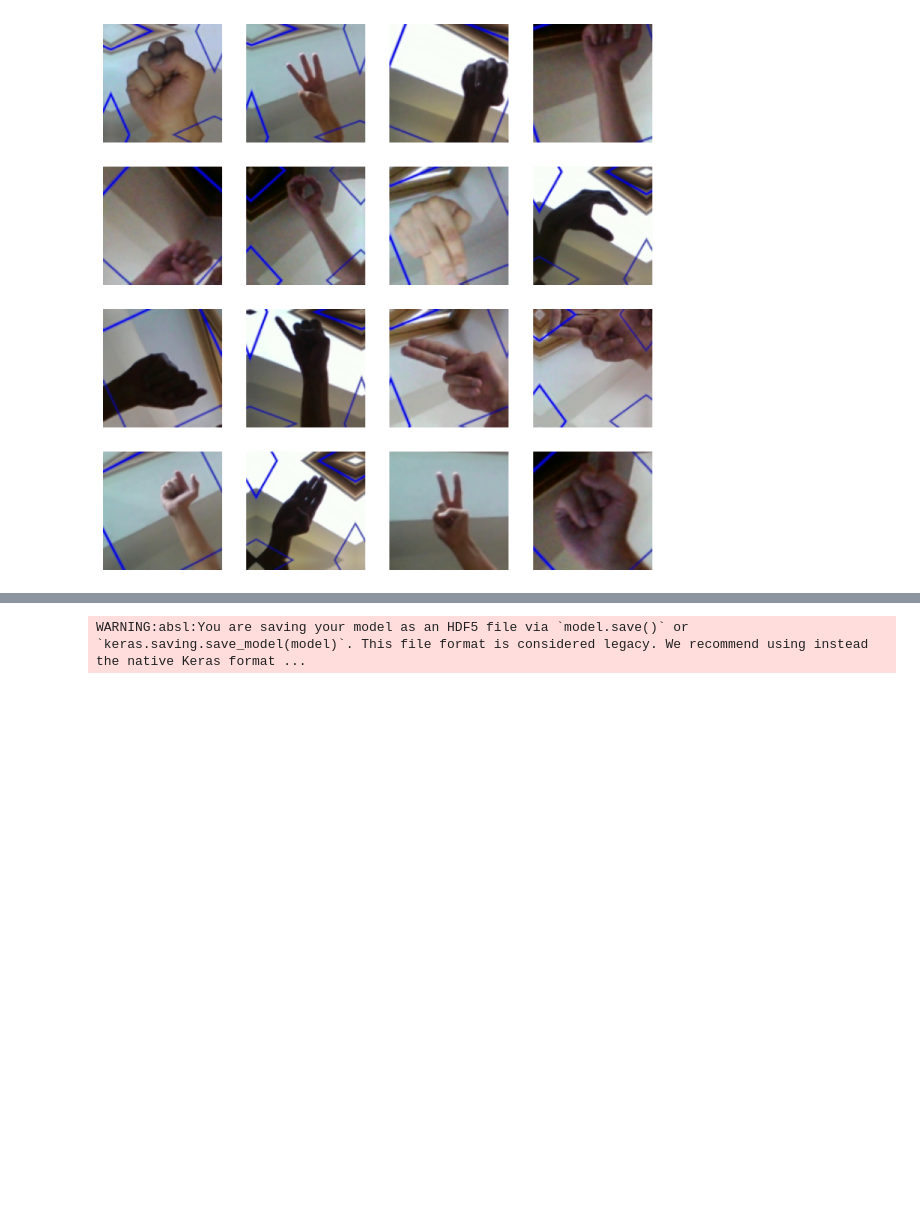
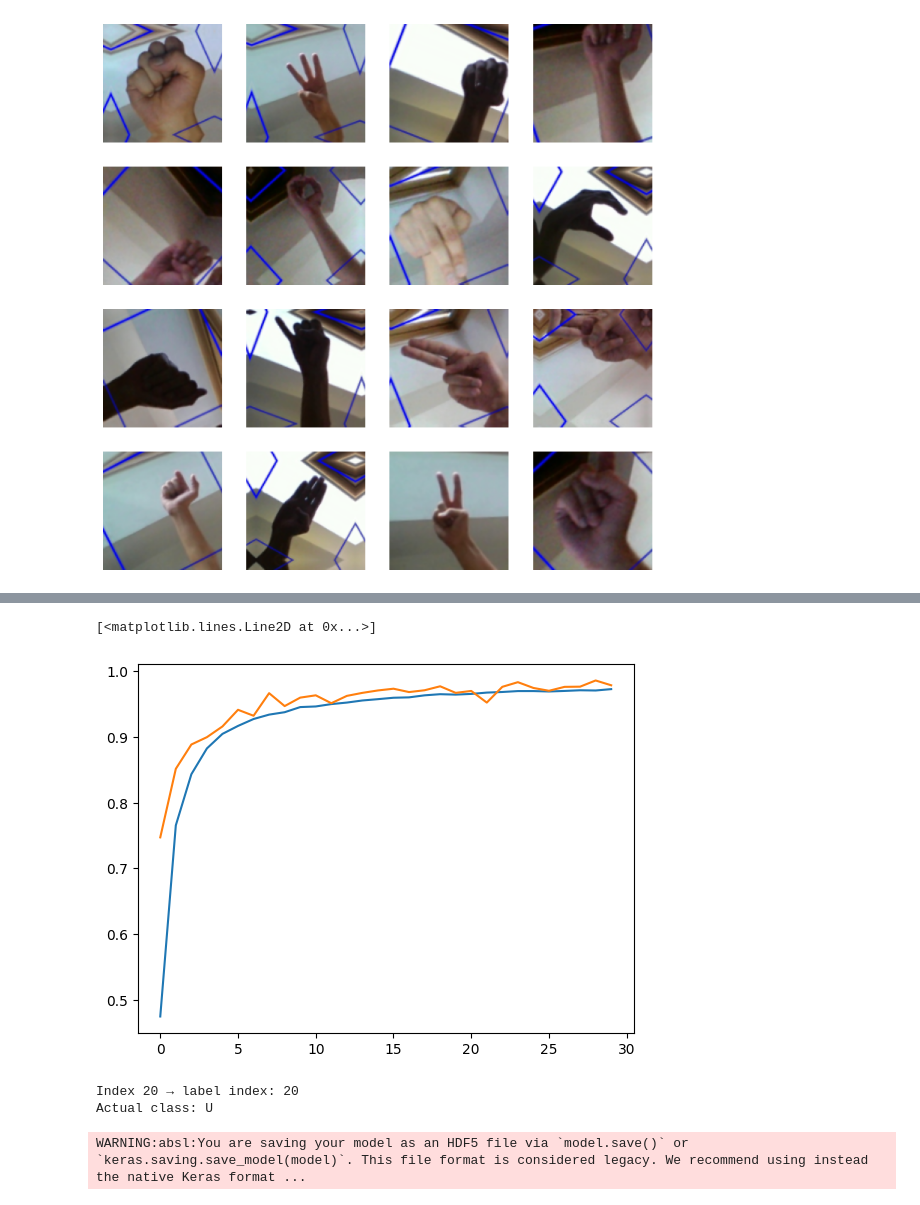
Before and after one commit to zeyad-mohvme-d/-Sign-Language-Fingerspelling-Assistant-ASL-Alphabet-, a Jupyter notebook: Notebook/ASL_Project.ipynb, the cells around one changed output, grey strips where cells are left out. Cells and saved outputs as stored; diff of their text form; code cells hidden in the pictures; blank space fills up the shorter version.

```diff
--- a/Notebook/ASL_Project.ipynb
+++ b/Notebook/ASL_Project.ipynb
@@ -23,22 +23,22 @@ path = "/kaggle/input/asl-alphabet"
 
 train_data = tf.keras.preprocessing.image_dataset_from_directory(
     os.path.join(path, "asl_alphabet_train/asl_alphabet_train"),
-    validation_split = 0.1,
+    validation_split = 0.2,
     subset = "training",
     seed = 123,
     shuffle = True,
-    image_size = (224, 224),
+    image_size = (128, 128),
     batch_size = 32
 )
 
 
 val_data = tf.keras.preprocessing.image_dataset_from_directory(
     os.path.join(path, "asl_alphabet_train", "asl_alphabet_train"),
-    validation_split=0.1,
+    validation_split=0.2,
     subset="validation",
     seed=123,
     shuffle = True,
-    image_size=(224, 224),
+    image_size=(128, 128),
     batch_size=32
 
 )
@@ -184,7 +230,7 @@ plt.show()
 from tensorflow.keras.layers import Conv2D, Dropout, Input, GlobalAveragePooling2D, Dense, BatchNormalization, MaxPool2D, Rescaling, RandomRotation, RandomZoom, Flatten
 NUMBER_OF_CLASSES = 29
 
-model = tf.keras.models.Sequential([
+cnn_model = tf.keras.models.Sequential([
     Input((128, 128, 3)),
 
     Rescaling(1./255),
@@ -262,8 +308,8 @@ model = tf.keras.models.Sequential([
 # %%
 early_stopping = tf.keras.callbacks.EarlyStopping(monitor="val_loss", patience=10, restore_best_weights=True)
 
-model.compile(loss=tf.keras.losses.SparseCategoricalCrossentropy(from_logits=True), optimizer="adam", metrics=["accuracy"])
+cnn_model.compile(loss=tf.keras.losses.SparseCategoricalCrossentropy(from_logits=False), optimizer="adam", metrics=["accuracy"])
 # %%
-history = model.fit(train_data,batch_size=32, epochs=30, validation_data=val_data, callbacks=[early_stopping])
+history = cnn_model.fit(train_data,batch_size=32, epochs=30, validation_data=val_data, callbacks=[early_stopping])
 # %% [output]
 Epoch 1/30
@@ -290 +338,13 @@ plt.plot(history.history['val_loss'], label='Validation Loss')
+# %%
+plt.plot(history.history['accuracy'], label='Training Accuracy')
+plt.plot(history.history['val_accuracy'], label='Validation Accuracy')
+# %% [output]
+[<matplotlib.lines.Line2D at 0x...>]
+[figure, added]
+# %%
+print("Index 20 → label index:", test_labels[20])
+print("Actual class:", m_inv[test_labels[20]])
+# %% [output]
+Index 20 → label index: 20
+Actual class: U
 # %%
```
Also changed, not shown: parts of 11 cells of this notebook.
